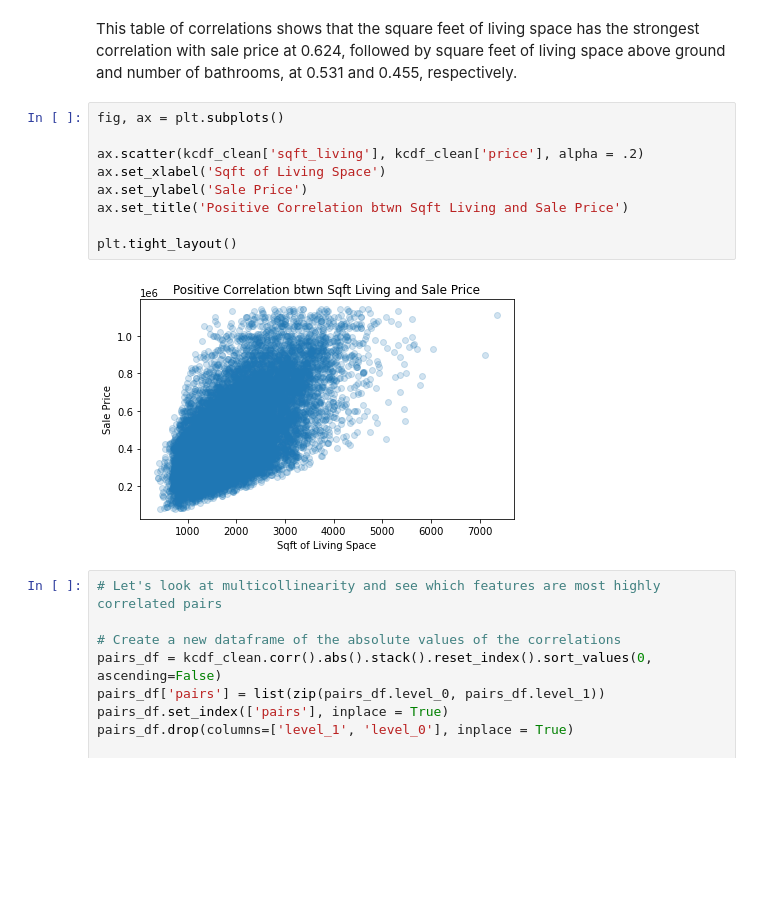
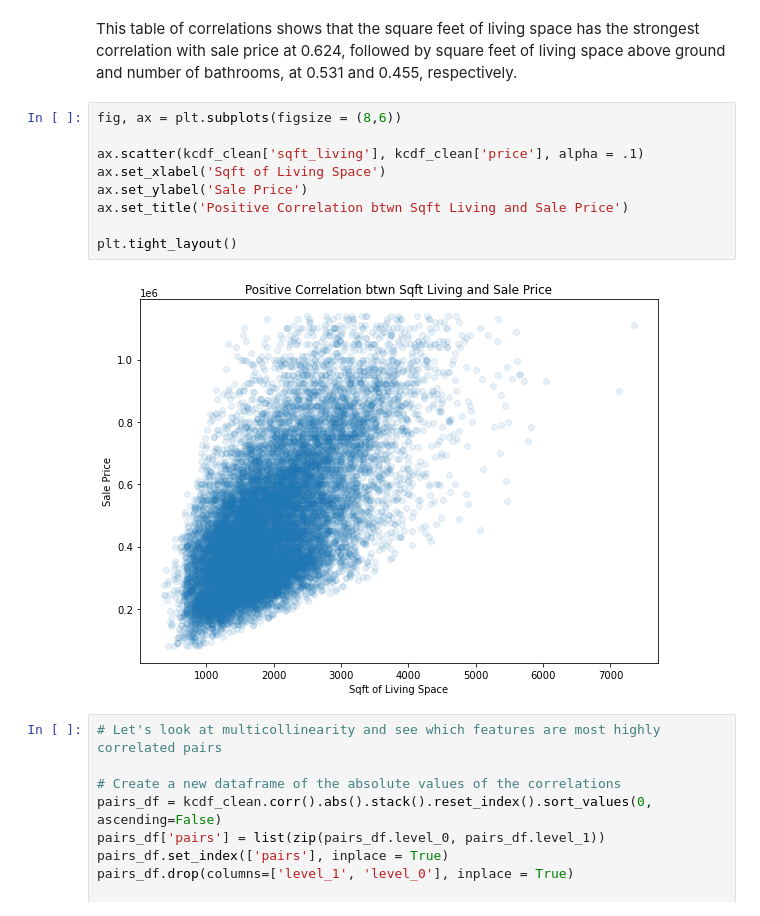
Before and after one commit to rfb-vibe/multiple-linear-regression-project, a Jupyter notebook: jnb-phase-2-project.ipynb, the cells around one changed output. Saved outputs shown, nothing was run; the diff lists cells and outputs as text; blank space fills up the shorter version.

```diff
--- a/jnb-phase-2-project.ipynb
+++ b/jnb-phase-2-project.ipynb
@@ -556,16 +572,16 @@ Name: price, dtype: float64
 # %% [markdown]
 This table of correlations shows that the square feet of living space has the strongest correlation with sale price at 0.624, followed by square feet of living space above ground and number of bathrooms, at 0.531 and 0.455, respectively.
 # %%
-fig, ax = plt.subplots()
+fig, ax = plt.subplots(figsize = (8,6))
 
-ax.scatter(kcdf_clean['sqft_living'], kcdf_clean['price'], alpha = .2)
+ax.scatter(kcdf_clean['sqft_living'], kcdf_clean['price'], alpha = .1)
 ax.set_xlabel('Sqft of Living Space')
 ax.set_ylabel('Sale Price')
 ax.set_title('Positive Correlation btwn Sqft Living and Sale Price')
 
 plt.tight_layout()
 # %% [output]
-[figure, old version]
+[figure, new version]
 # %%
 # Let's look at multicollinearity and see which features are most highly correlated pairs
 
```
Also changed, not shown: parts of 15 cells of this notebook, 4 other files.
